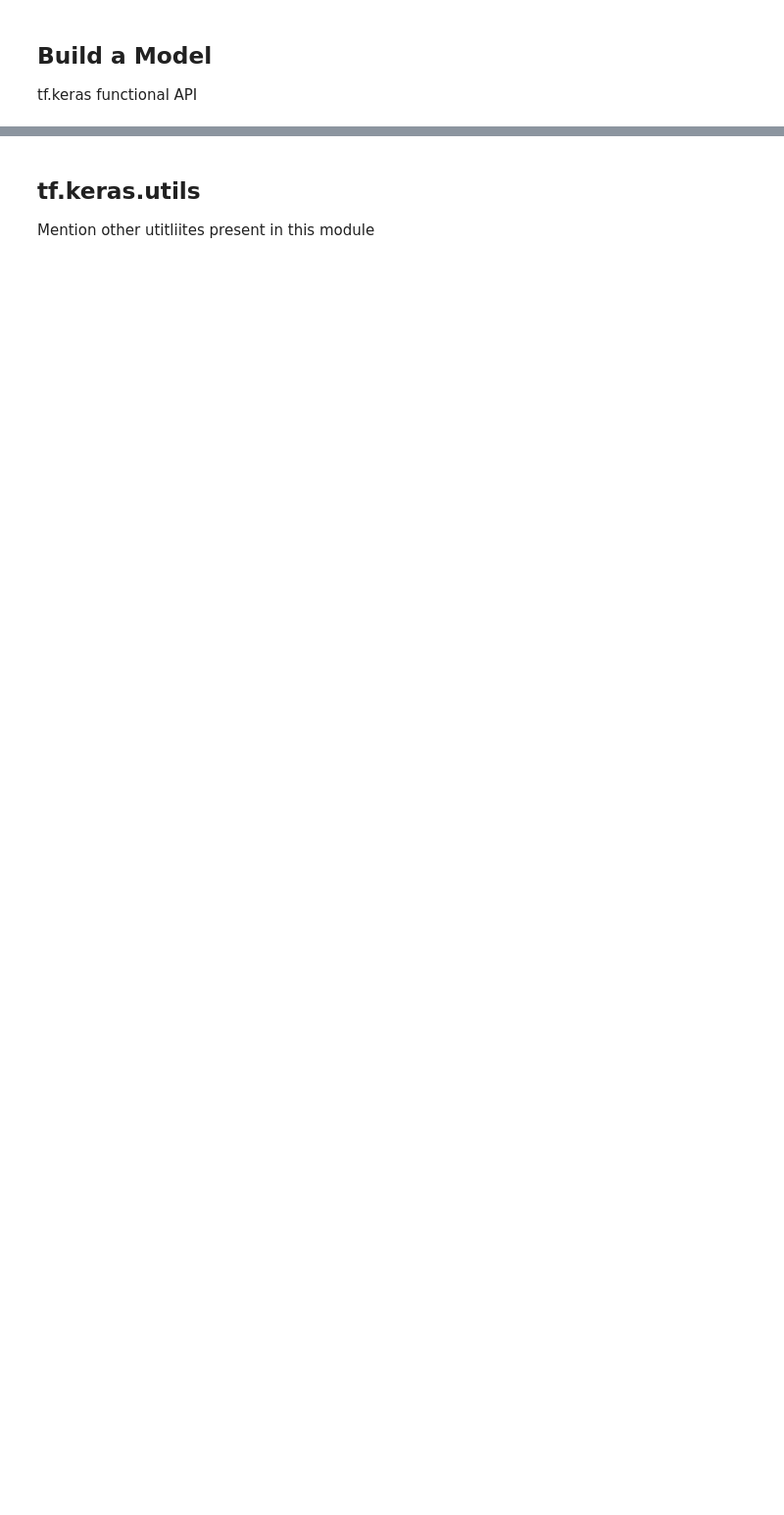
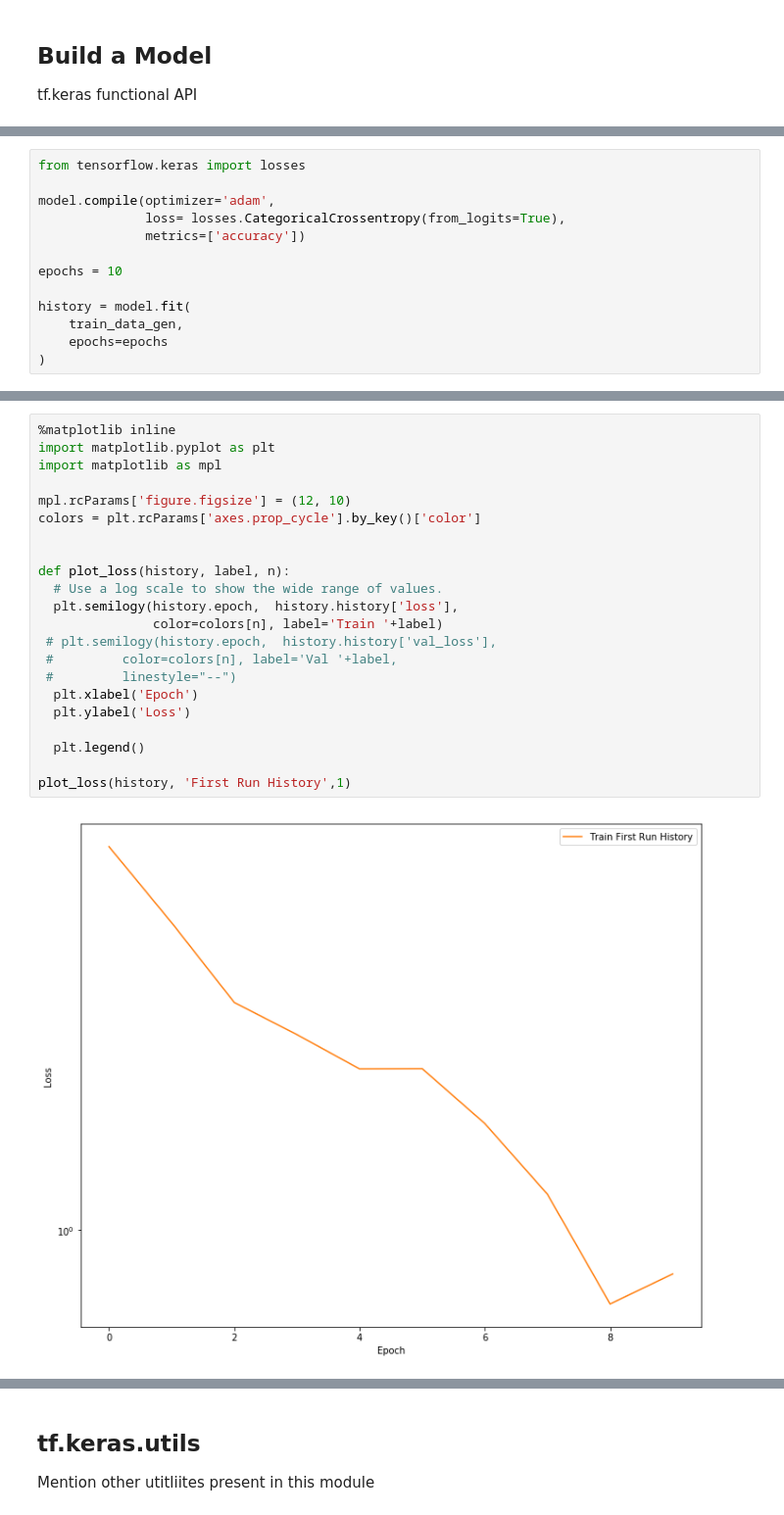
Before and after one commit to subramgo/tensorflow2, a Jupyter notebook: Chapter1_Section2_Simple_CNN.ipynb, the cells around one changed output, grey strips where cells are left out. Shown at 98% size. Cells and saved outputs as stored; diff of their text form; blank space fills up the shorter version.

```diff
--- a/Chapter1_Section2_Simple_CNN.ipynb
+++ b/Chapter1_Section2_Simple_CNN.ipynb
@@ -93,0 +154,13 @@ TypeError: __init__() missing 2 required positional arguments: 'filters' and 'ke
+# %%
+from tensorflow.keras import losses
+
+model.compile(optimizer='adam',
+              loss= losses.CategoricalCrossentropy(from_logits=True),
+              metrics=['accuracy'])
+
+epochs = 10
+
+history = model.fit(
+    train_data_gen,
+    epochs=epochs
+)
@@ -93,0 +185,24 @@ TypeError: __init__() missing 2 required positional arguments: 'filters' and 'ke
+# %%
+%matplotlib inline
+import matplotlib.pyplot as plt
+import matplotlib as mpl
+
+mpl.rcParams['figure.figsize'] = (12, 10)
+colors = plt.rcParams['axes.prop_cycle'].by_key()['color']
+
+
+def plot_loss(history, label, n):
+  # Use a log scale to show the wide range of values.
+  plt.semilogy(history.epoch,  history.history['loss'],
+               color=colors[n], label='Train '+label)
+ # plt.semilogy(history.epoch,  history.history['val_loss'],
+ #         color=colors[n], label='Val '+label,
+ #         linestyle="--")
+  plt.xlabel('Epoch')
+  plt.ylabel('Loss')
+
+  plt.legend()
+
+plot_loss(history, 'First Run History',1)
+# %% [output]
+[figure, added]
```
Also changed, not shown: parts of 14 cells of this notebook, 3 other files.
